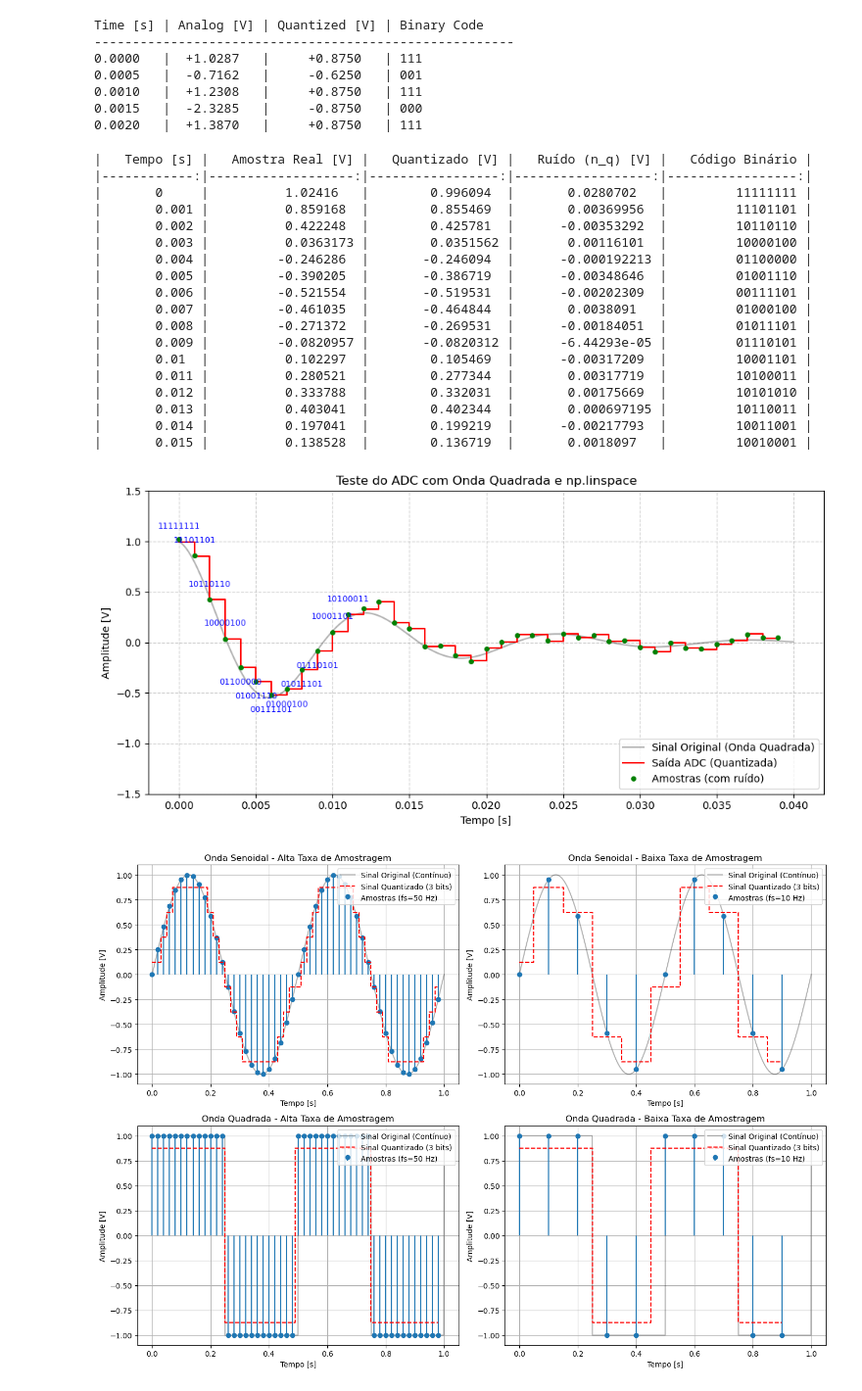
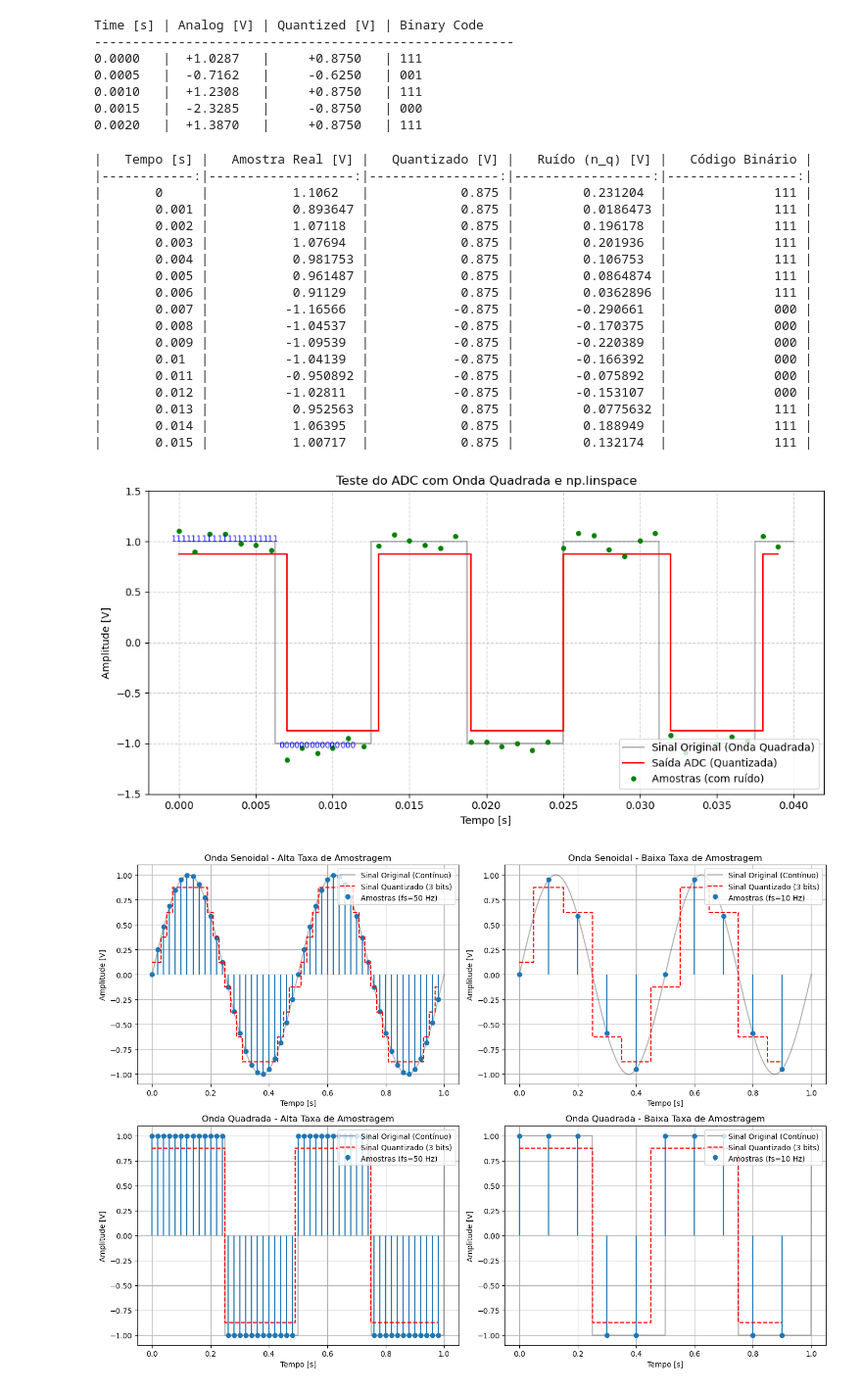
Before and after one commit to elmerfariass/DSPcap, a Jupyter notebook: ADC&DAC.ipynb, the cells around one changed output. Shown at 98% size. Drawn from its saved outputs; the diff is of its cells as text; code cells hidden in the pictures.

```diff
--- a/ADC&DAC.ipynb
+++ b/ADC&DAC.ipynb
@@ -210,12 +210,12 @@ t_temp = np.linspace(0, 0.04, int(fs_analog_test * 0.04)) # 40 ms duration
 
 # Usando signal.square do SciPy ou np.cos para criar o sinal analógico de teste
 
-x_analog_test = np.exp(-100 * t_temp) * np.cos(2 * np.pi * f_signal_test * t_temp) # This will create a cosine wave
-#x_analog_test = signal.square(2 * np.pi * f_signal_test * t_temp)
+#x_analog_test =  np.cos(2 * np.pi * f_signal_test * t_temp) # This will create a cosine wave
+x_analog_test = signal.square(2 * np.pi * f_signal_test * t_temp)
 
 # ADC parameters
 fs_sample_test = 1000 # 1 kHz sampling rate
-bits_test = 8         # 3-bit resolution
+bits_test = 3         # 3-bit resolution
 v_min_test = -1.0
 v_max_test = 1.0
 
@@ -236,50 +236,50 @@ ax.plot(t_temp, x_analog_test, 'k-', alpha=0.3, label='Sinal Original (Onda Quad
 ax.step(t_samp, x_quant, where='post', color='r', label='Saída ADC (Quantizada)')
 ax.plot(t_samp, x_samp, 'go', markersize=4, label='Amostras (com ruído)')
 
 # Add text annotations for the first few binary codes
 for i in range(12):
     # Adjusting text position slightly based on the signal value
     y_offset = 0.15 if x_quant[i] > 0 else -0.15
     ax.text(t_samp[i], x_quant[i] + y_offset, bits_out[i], fontsize=8, color='blue', ha='center', va='center')
 
 ax.set_title('Teste do ADC com Onda Quadrada e np.linspace')
 ax.set_xlabel('Tempo [s]')
 ax.set_ylabel('Amplitude [V]')
 ax.legend(loc='lower right')
 ax.grid(True, linestyle='--', alpha=0.6)
 ax.set_ylim(-1.5, 1.5)
 plt.tight_layout()
 plt.savefig('adc_square_linspace_test.png')
 
 # Print tabular results
 df_test = pd.DataFrame({
     'Tempo [s]': t_samp[:16],
     'Amostra Real [V]': x_samp[:16],
     'Quantizado [V]': x_quant[:16],
     'Ruído (n_q) [V]': noise[:16],
     'Código Binário': bits_out[:16]
 })
 print(df_test.to_markdown(index=False))
 # %% [output]
 |   Tempo [s] |   Amostra Real [V] |   Quantizado [V] |   Ruído (n_q) [V] |   Código Binário |
 |------------:|-------------------:|-----------------:|------------------:|-----------------:|
-|       0     |          1.02416   |        0.996094  |       0.0280702   |         11111111 |
-|       0.001 |          0.859168  |        0.855469  |       0.00369956  |         11101101 |
-|       0.002 |          0.422248  |        0.425781  |      -0.00353292  |         10110110 |
-|       0.003 |          0.0363173 |        0.0351562 |       0.00116101  |         10000100 |
-|       0.004 |         -0.246286  |       -0.246094  |      -0.000192213 |         01100000 |
-|       0.005 |         -0.390205  |       -0.386719  |      -0.00348646  |         01001110 |
-|       0.006 |         -0.521554  |       -0.519531  |      -0.00202309  |         00111101 |
-|       0.007 |         -0.461035  |       -0.464844  |       0.0038091   |         01000100 |
-|       0.008 |         -0.271372  |       -0.269531  |      -0.00184051  |         01011101 |
-|       0.009 |         -0.0820957 |       -0.0820312 |      -6.44293e-05 |         01110101 |
-|       0.01  |          0.102297  |        0.105469  |      -0.00317209  |         10001101 |
-|       0.011 |          0.280521  |        0.277344  |       0.00317719  |         10100011 |
-|       0.012 |          0.333788  |        0.332031  |       0.00175669  |         10101010 |
-|       0.013 |          0.403041  |        0.402344  |       0.000697195 |         10110011 |
-|       0.014 |          0.197041  |        0.199219  |      -0.00217793  |         10011001 |
-|       0.015 |          0.138528  |        0.136719  |       0.0018097   |         10010001 |
+|       0     |           1.1062   |            0.875 |         0.231204  |              111 |
+|       0.001 |           0.893647 |            0.875 |         0.0186473 |              111 |
+|       0.002 |           1.07118  |            0.875 |         0.196178  |              111 |
+|       0.003 |           1.07694  |            0.875 |         0.201936  |              111 |
+|       0.004 |           0.981753 |            0.875 |         0.106753  |              111 |
+|       0.005 |           0.961487 |            0.875 |         0.0864874 |              111 |
+|       0.006 |           0.91129  |            0.875 |         0.0362896 |              111 |
+|       0.007 |          -1.16566  |           -0.875 |        -0.290661  |              000 |
+|       0.008 |          -1.04537  |           -0.875 |        -0.170375  |              000 |
+|       0.009 |          -1.09539  |           -0.875 |        -0.220389  |              000 |
+|       0.01  |          -1.04139  |           -0.875 |        -0.166392  |              000 |
+|       0.011 |          -0.950892 |           -0.875 |        -0.075892  |              000 |
+|       0.012 |          -1.02811  |           -0.875 |        -0.153107  |              000 |
+|       0.013 |           0.952563 |            0.875 |         0.0775632 |              111 |
+|       0.014 |           1.06395  |            0.875 |         0.188949  |              111 |
+|       0.015 |           1.00717  |            0.875 |         0.132174  |              111 |
-[figure, old version]
+[figure, new version]
 # %%
 
 
```
Also changed, not shown: 1 other file.
